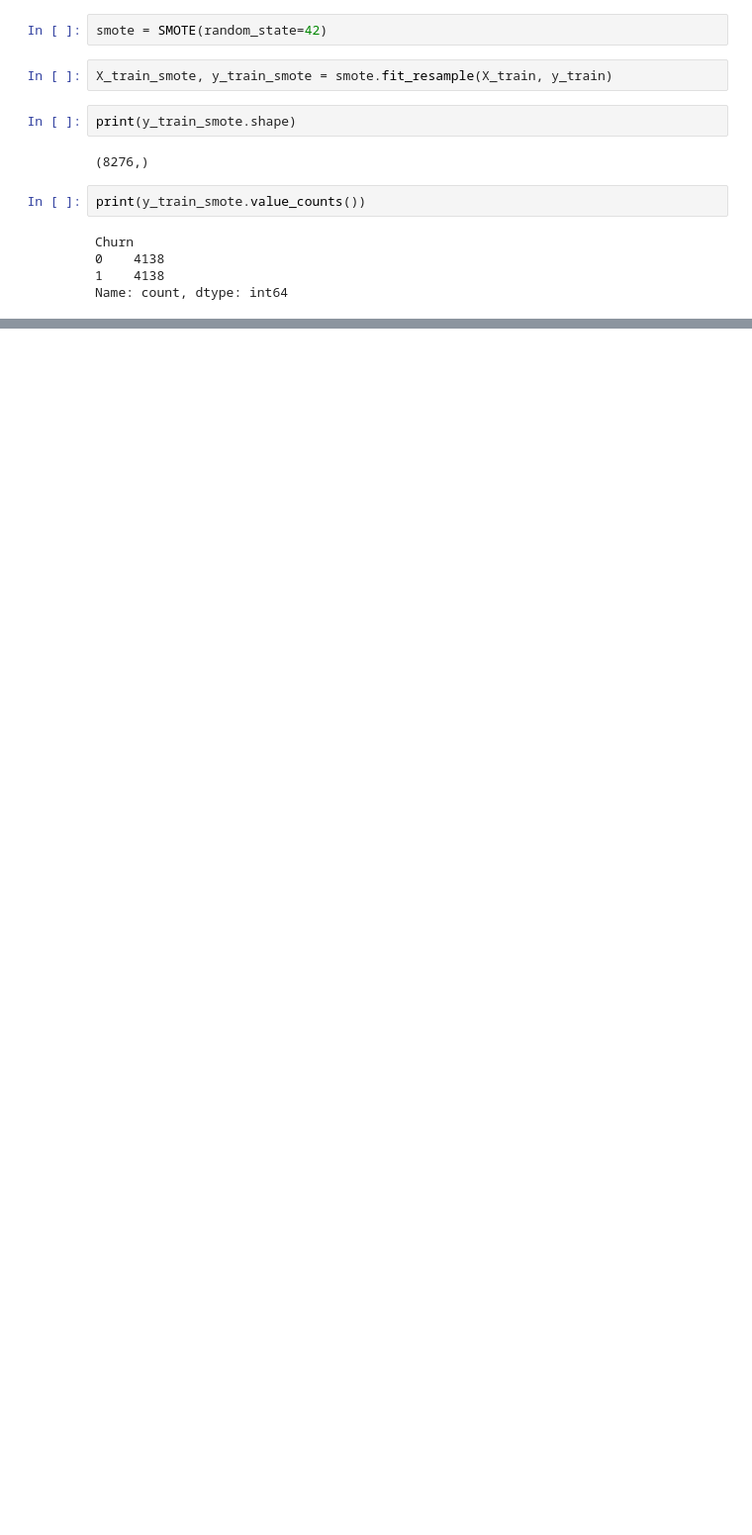
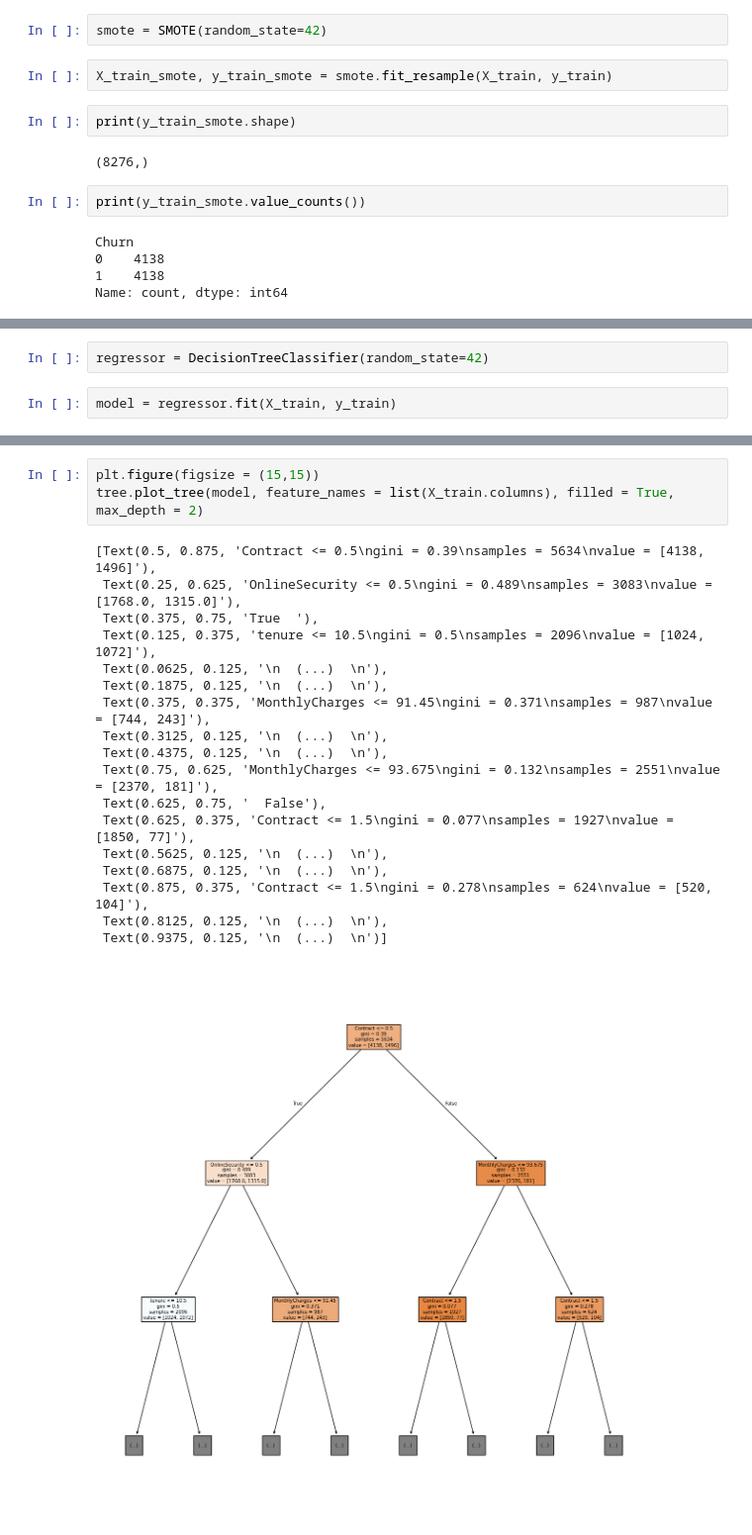
Before and after one commit to awithaaa/telco-customer-churn, a Jupyter notebook: Telco_Customer_Churn.ipynb, the cells around one changed output, grey strips where cells are left out. Shown at 99% size. Drawn from its saved outputs; the diff is of its cells as text; blank space fills up the shorter version.

Commit message:
feat: add DT model without hyperparameters

```diff
--- a/Telco_Customer_Churn.ipynb
+++ b/Telco_Customer_Churn.ipynb
@@ -413,0 +419,4 @@ Name: count, dtype: int64
+# %%
+regressor = DecisionTreeClassifier(random_state=42)
+# %%
+model = regressor.fit(X_train, y_train)
@@ -413,0 +450,22 @@ Name: count, dtype: int64
+# %%
+plt.figure(figsize = (15,15))
+tree.plot_tree(model, feature_names = list(X_train.columns), filled = True, max_depth = 2)
+# %% [output]
+[Text(0.5, 0.875, 'Contract <= 0.5\ngini = 0.39\nsamples = 5634\nvalue = [4138, 1496]'),
+ Text(0.25, 0.625, 'OnlineSecurity <= 0.5\ngini = 0.489\nsamples = 3083\nvalue = [1768.0, 1315.0]'),
+ Text(0.375, 0.75, 'True  '),
+ Text(0.125, 0.375, 'tenure <= 10.5\ngini = 0.5\nsamples = 2096\nvalue = [1024, 1072]'),
+ Text(0.0625, 0.125, '\n  (...)  \n'),
+ Text(0.1875, 0.125, '\n  (...)  \n'),
+ Text(0.375, 0.375, 'MonthlyCharges <= 91.45\ngini = 0.371\nsamples = 987\nvalue = [744, 243]'),
+ Text(0.3125, 0.125, '\n  (...)  \n'),
+ Text(0.4375, 0.125, '\n  (...)  \n'),
+ Text(0.75, 0.625, 'MonthlyCharges <= 93.675\ngini = 0.132\nsamples = 2551\nvalue = [2370, 181]'),
+ Text(0.625, 0.75, '  False'),
+ Text(0.625, 0.375, 'Contract <= 1.5\ngini = 0.077\nsamples = 1927\nvalue = [1850, 77]'),
+ Text(0.5625, 0.125, '\n  (...)  \n'),
+ Text(0.6875, 0.125, '\n  (...)  \n'),
+ Text(0.875, 0.375, 'Contract <= 1.5\ngini = 0.278\nsamples = 624\nvalue = [520, 104]'),
+ Text(0.8125, 0.125, '\n  (...)  \n'),
+ Text(0.9375, 0.125, '\n  (...)  \n')]
+[figure, added]
```
Also changed, not shown: parts of 7 cells of this notebook.
